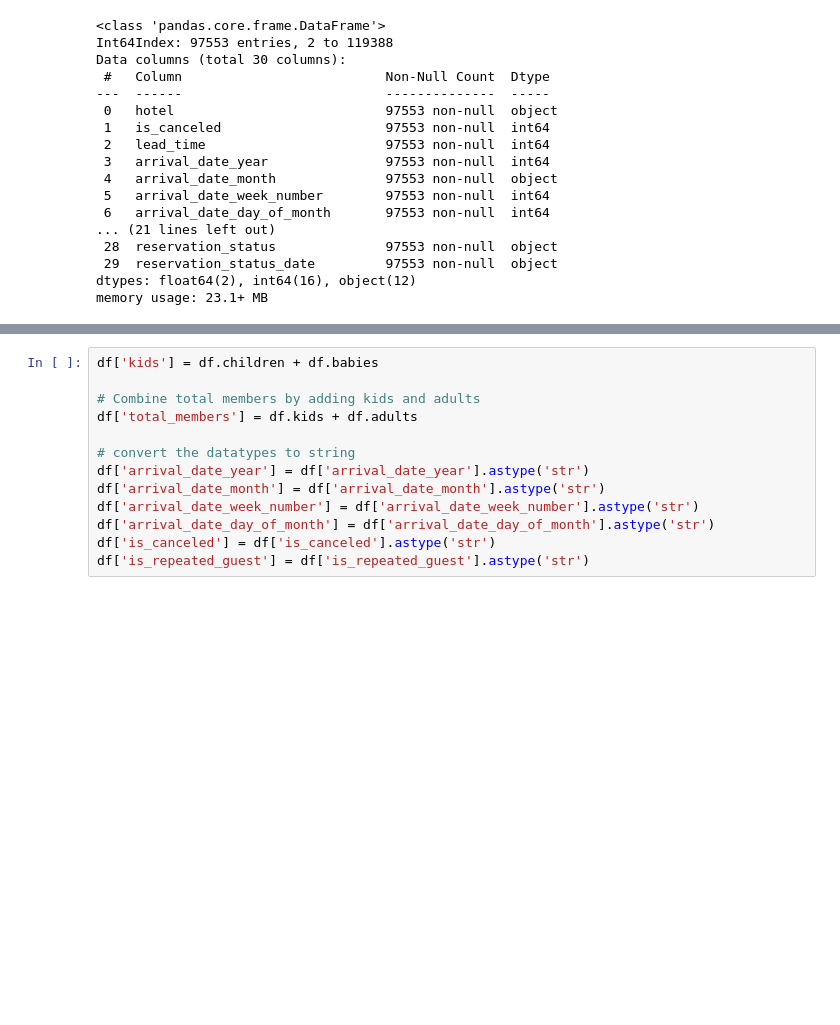
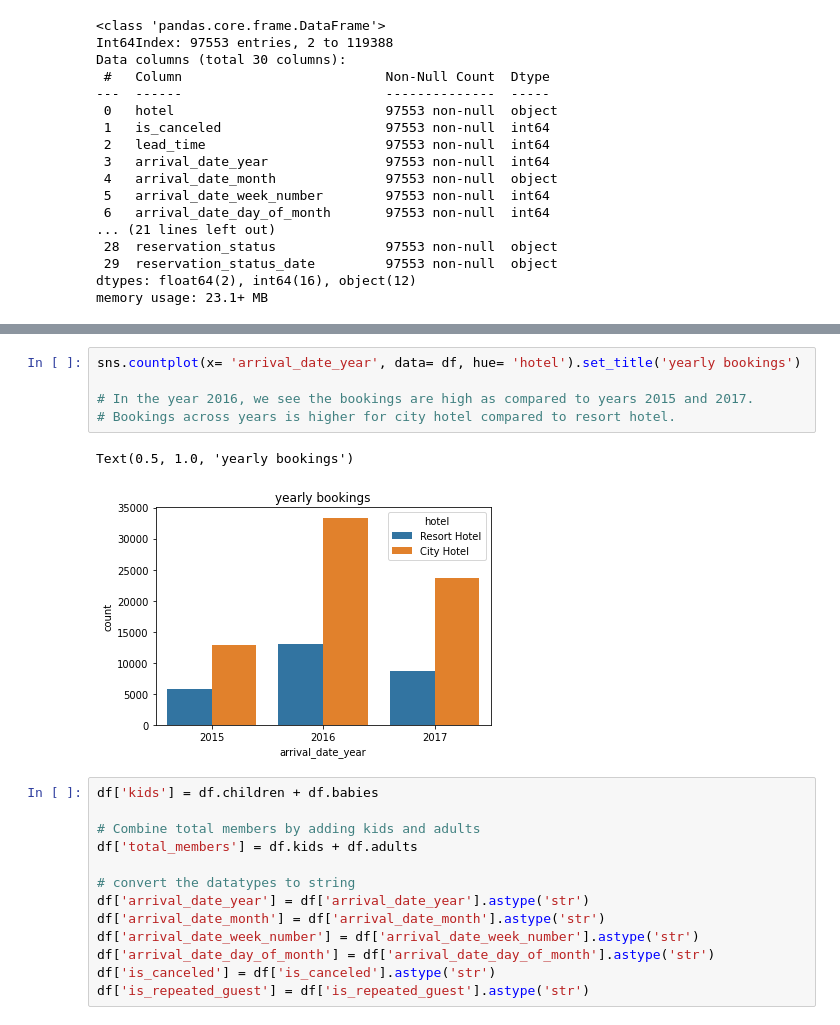
Before and after one commit to UserDs/Hotel-Booking-Analysis, a Jupyter notebook: Hotel_Booking_Analysis.ipynb, the cells around one changed output, grey strips where cells are left out. Saved outputs shown, nothing was run; the diff lists cells and outputs as text; blank space fills up the shorter version.

```diff
--- a/Hotel_Booking_Analysis.ipynb
+++ b/Hotel_Booking_Analysis.ipynb
@@ -301,3 +301,11 @@ df['hotel'].value_counts(normalize=True).plot(figsize = (7, 7), kind='pie', auto
+# %%
+sns.countplot(x= 'arrival_date_year', data= df, hue= 'hotel').set_title('yearly bookings')
+
+# In the year 2016, we see the bookings are high as compared to years 2015 and 2017.
+# Bookings across years is higher for city hotel compared to resort hotel.
+# %% [output]
+Text(0.5, 1.0, 'yearly bookings')
+[figure, added]
 # %%
 df['kids'] = df.children + df.babies
 
```
Also changed, not shown: parts of 45 cells of this notebook.
